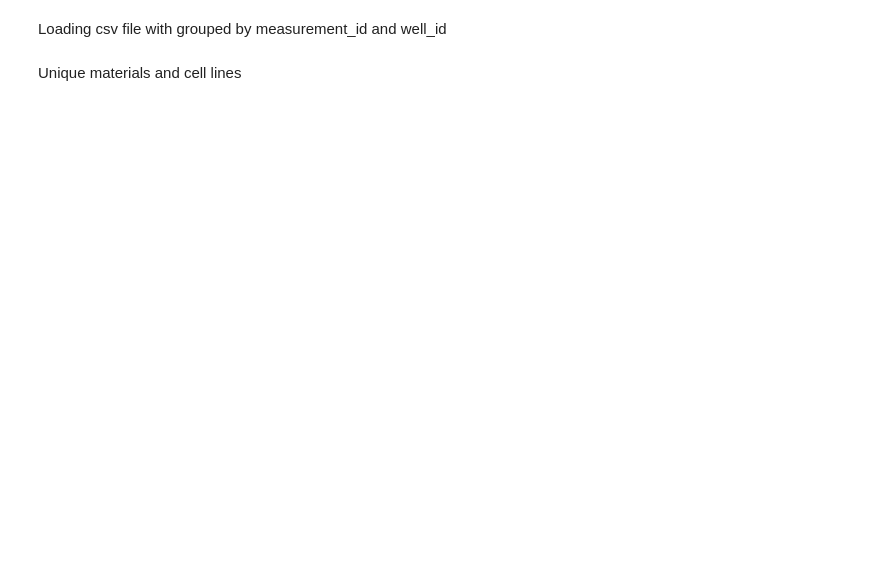
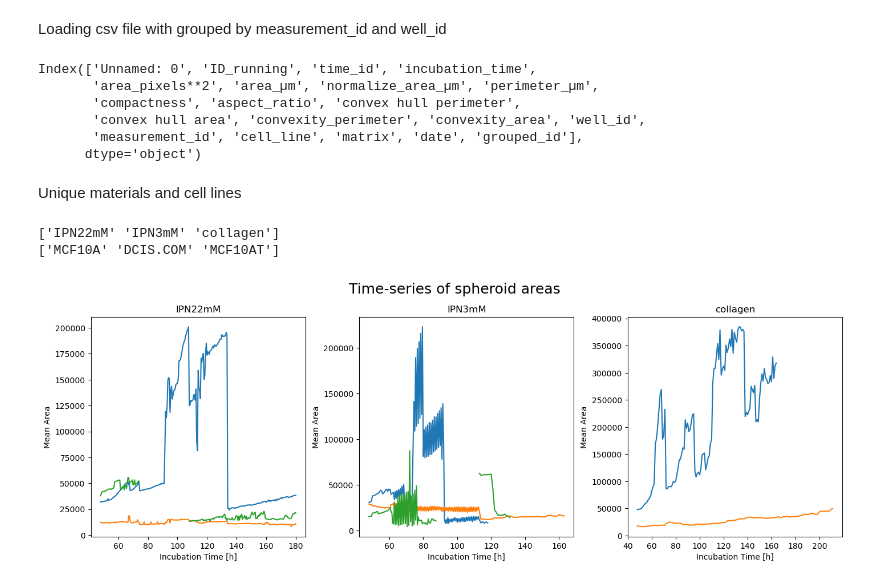
Before and after one commit to ArttuD/InstruProject, a Jupyter notebook: LindaPipes/Experimental_model_2/analysis_Exp2.ipynb, the cells around one changed output. Drawn from its saved outputs; the diff is of its cells as text; code cells hidden in the pictures; blank space fills up the shorter version.

```diff
--- a/LindaPipes/Experimental_model_2/analysis_Exp2.ipynb
+++ b/LindaPipes/Experimental_model_2/analysis_Exp2.ipynb
@@ -35,14 +35,40 @@ import skimage as ski
 # %% [markdown]
 Loading csv file with grouped by measurement_id and well_id
 # %%
-path = 'C:/Users/srboval1/OneDrive - Aalto University/Instru/Datafiles'
+path = 'C:/Users/srboval1/OneDrive - Aalto University/Instru/Datafiles/Exp2'
 Exp2 = pd.read_csv(path +'/contours_exp2.csv', index_col=None)
+print(Exp2.columns)
+# %% [output]
+Index(['Unnamed: 0', 'ID_running', 'time_id', 'incubation_time',
+       'area_pixels**2', 'area_µm', 'normalize_area_µm', 'perimeter_µm',
+       'compactness', 'aspect_ratio', 'convex hull perimeter',
+       'convex hull area', 'convexity_perimeter', 'convexity_area', 'well_id',
+       'measurement_id', 'cell_line', 'matrix', 'date', 'grouped_id'],
+      dtype='object')
 # %% [markdown]
 Unique materials and cell lines
 # %%
-unique_materials = Exp2['material'].unique()
+unique_materials = Exp2['matrix'].unique()
 print(unique_materials)
-unique_materials = np.delete(unique_materials,2)
-print(unique_materials)
+
 unique_lines = Exp2['cell_line'].unique()
 print(unique_lines)
+# %% [output]
+['IPN22mM' 'IPN3mM' 'collagen']
+['MCF10A' 'DCIS.COM' 'MCF10AT']
+# %%
+fig, axs = plt.subplots(1, len(unique_materials), figsize=(17,5))
+plt.subplots_adjust(wspace=0.25, hspace=0.25)
+fig.suptitle("Time-series of spheroid areas", fontsize=18, y=1)
+
+for i,unique_material in enumerate(unique_materials):
+    specific_df = Exp2[Exp2['matrix'] == unique_material]
+    specific_df_grp = specific_df.groupby(['cell_line','incubation_time']).mean()
+    #print(specific_df_grp.head())
+    ax=axs[i]
+    ax.plot(specific_df_grp.unstack(0)['area_µm']) # area as a function of incubation time, for each cell line
+    ax.set_xlabel('Incubation Time [h]')
+    ax.set_ylabel('Mean Area')
+    ax.set_title(unique_material)
+# %% [output]
+[figure, added]
```
Also changed, not shown: parts of 3 cells of this notebook, 1 other file.
